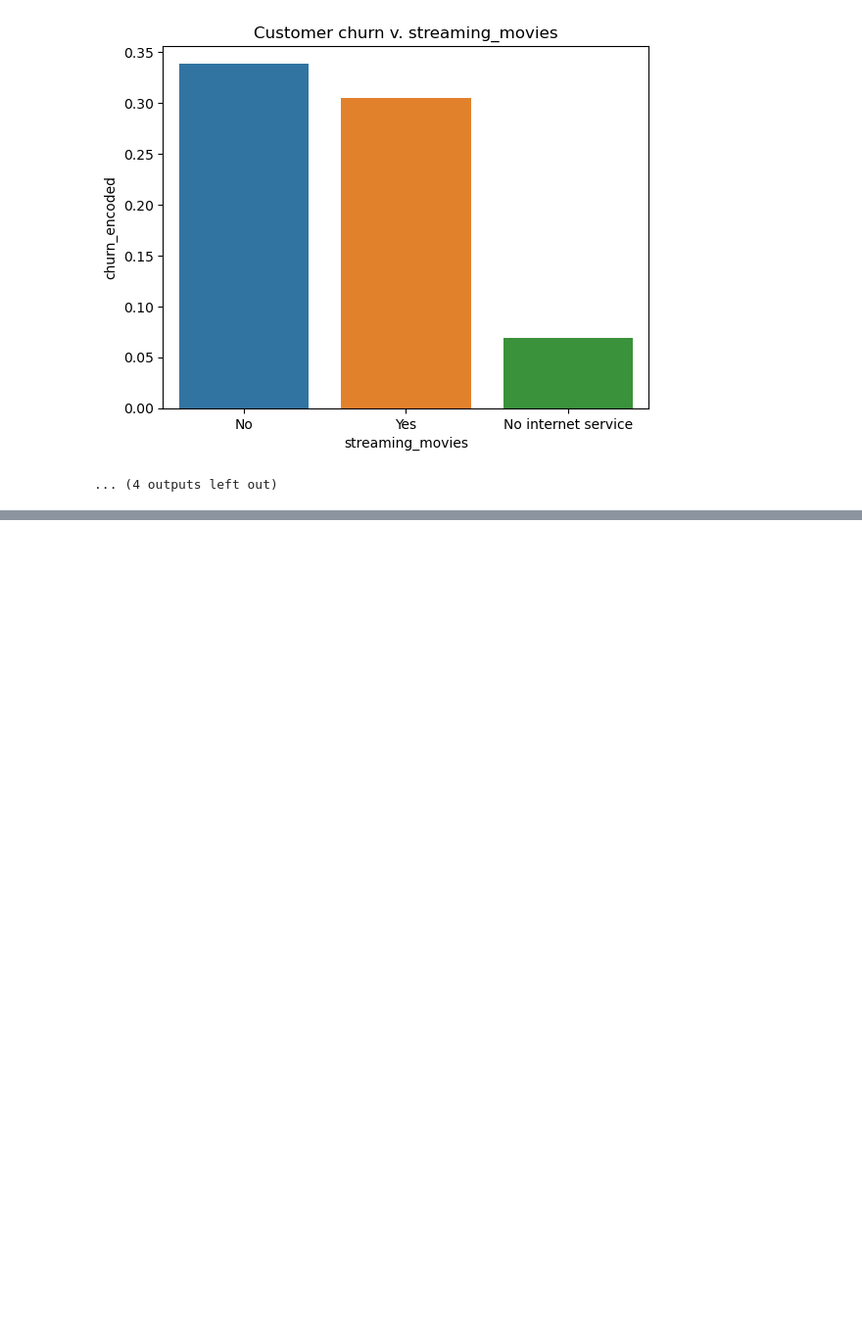
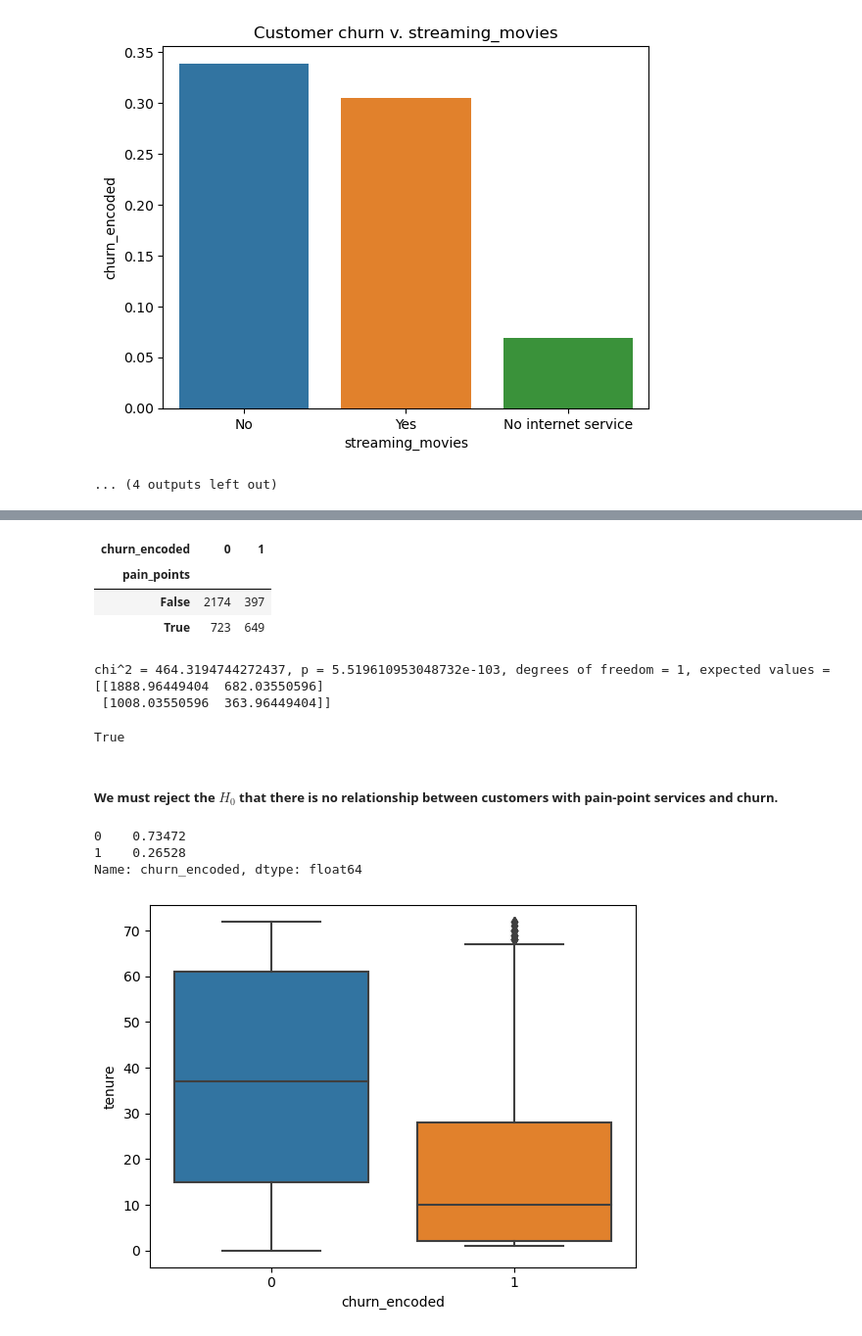
Before and after one commit to corey-baughman/008_classification_project, a Jupyter notebook: 02_telco_workbook.ipynb, the cells around one changed output, grey strips where cells are left out. Shown at 98% size. Cells and saved outputs as stored; diff of their text form; code cells hidden in the pictures; blank space fills up the shorter version.

```diff
--- a/02_telco_workbook.ipynb
+++ b/02_telco_workbook.ipynb
@@ -291,0 +342,4 @@ for col in cat_cols:
+# %%
+train['solo_cust'] = (train.partner == 'No') & (train.dependents == 'No')
+observed_solo = pd.crosstab(train.solo_cust, train.churn_encoded)
+observed_solo
@@ -291,0 +384,5 @@ for col in cat_cols:
+# %%
+train['no_cost_to_switch'] = (
+    train.online_security == 'No') & (train.online_backup == 'No')
+observed_no_cost = pd.crosstab(train.no_cost_to_switch, train.churn_encoded)
+observed_no_cost
@@ -291,0 +426,35 @@ for col in cat_cols:
+# %%
+train['pain_points'] = (
+    train.tech_support == 'No') & (train.paperless_billing == 'Yes')
+observed_pain = pd.crosstab(train.pain_points, train.churn_encoded)
+observed_pain
+# %% [output]
+| churn_encoded | 0 | 1 |
+| pain_points |  |  |
+| False | 2174 | 397 |
+| True | 723 | 649 |
+# %%
+chi2_pain, p_pain, degf_pain, expected_pain = stats.chi2_contingency(observed_pain)
+print(f'chi^2 = {chi2_pain}, p = {p_pain}, degrees of freedom = {degf_pain}, expected values = {expected_pain}')
+# %% [output]
+chi^2 = 464.3194744272437, p = 5.519610953048732e-103, degrees of freedom = 1, expected values = [[1888.96449404  682.03550596]
+ [1008.03550596  363.96449404]]
+# %%
+p_pain < α
+# %% [output]
+True
+# %% [markdown]
+##### We must reject the $H_0$ that there is no relationship between customers with pain-point services and churn.
+# %%
+train.churn_encoded.value_counts(normalize=True)
+# %% [output]
+0    0.73472
+1    0.26528
+Name: churn_encoded, dtype: float64
+# %%
+# now to look at the continuous variables
+# tenure, monthly_charges, total_charges
+sns.boxplot(data=train, y='tenure',x='churn_encoded')
+plt.show()
+# %% [output]
+[figure, added]
```
Also changed, not shown: parts of 35 cells of this notebook, 2 other files.
